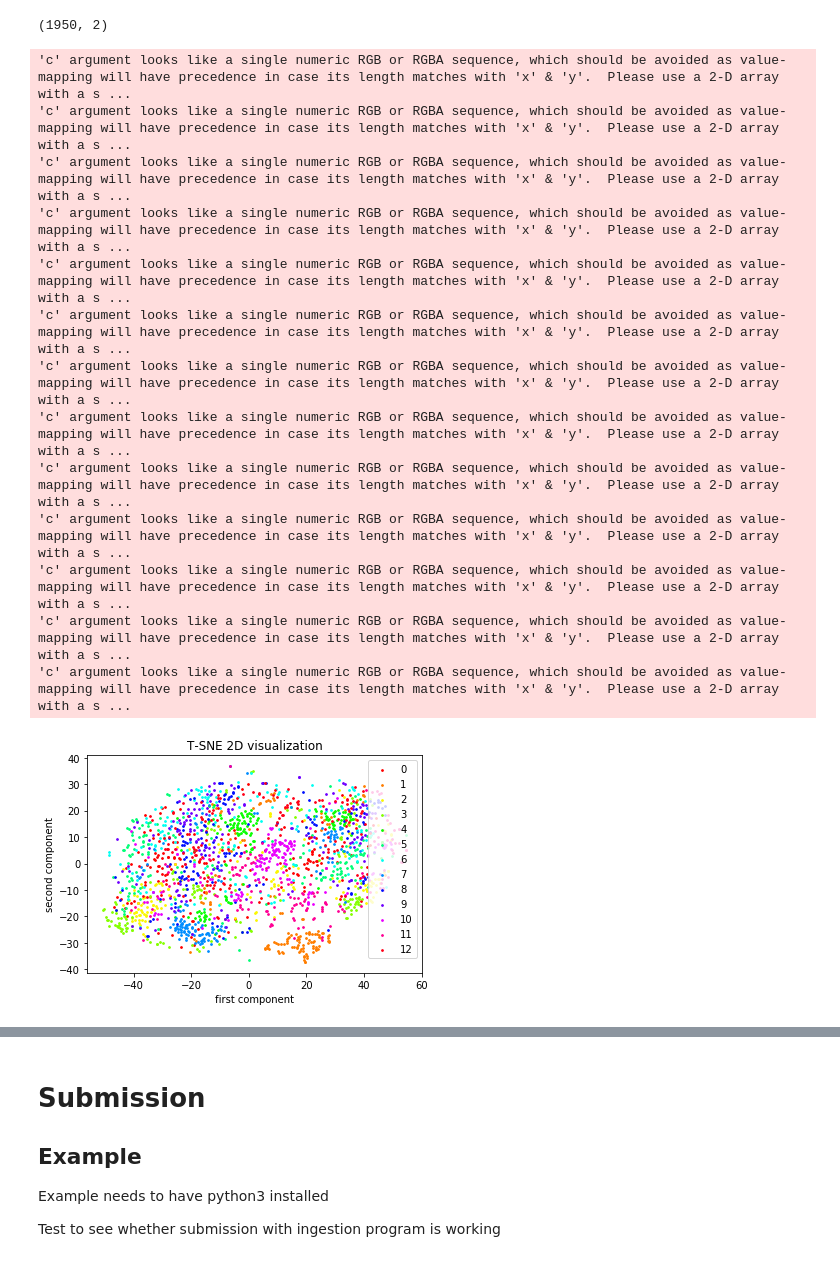
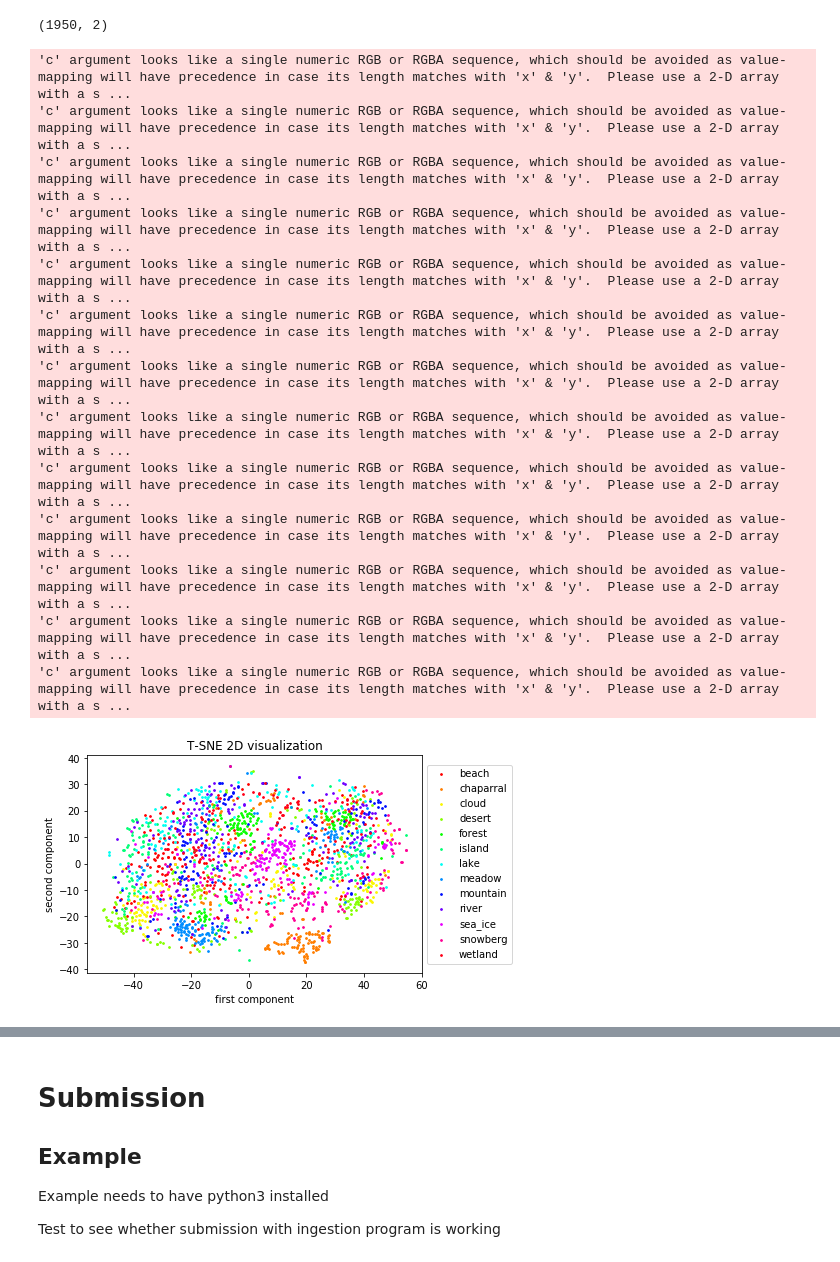
Before and after one commit to ArealTeamM2AIC/Remote-Sensing-Image, a Jupyter notebook: starting_kit_preprocessed/preprocessed_try.ipynb, the cells around one changed output, grey strips where cells are left out. Cells and saved outputs as stored; diff of their text form; code cells hidden in the pictures.

Commit message:
add label name to legend + legend outside plot

```diff
--- a/starting_kit_preprocessed/preprocessed_try.ipynb
+++ b/starting_kit_preprocessed/preprocessed_try.ipynb
@@ -386,6 +386,21 @@ PREDICT: dim(y)= [390, 1]
 CV score (95 perc. CI): 0.36 (+/- 0.03)
 # %% [markdown]
 ## T-SNE & PAC
+# %%
+label_dict = {
+    0: "beach",
+1: "chaparral",
+2: "cloud",
+3: "desert",
+4: "forest",
+5: "island",
+6: "lake",
+7: "meadow",
+8: "mountain",
+9: "river",
+10: "sea_ice",
+11: "snowberg",
+12: "wetland"}
 # %%
 from sklearn.manifold import TSNE
 # %%
@@ -407,28 +422,28 @@ def get_cmap(n, name='hsv'):
 # %%
 cmap = get_cmap(13)
 for i in range(13):
     tmp = Y_train.reshape(-1)==i
-    plt.scatter(out_tsne[tmp, 0], out_tsne[tmp, 1], label=i, c=cmap(i), s=3)
+    plt.scatter(out_tsne[tmp, 0], out_tsne[tmp, 1], label=label_dict[i], c=cmap(i), s=3)
 plt.title("T-SNE 2D visualization")
 plt.xlabel("first component")
 plt.ylabel("second component")
-plt.legend()
+plt.legend(loc='center left', bbox_to_anchor=(1, 0.5))
 plt.show()
 # %% [output]
 'c' argument looks like a single numeric RGB or RGBA sequence, which should be avoided as value-mapping will have precedence in case its length matches with 'x' & 'y'.  Please use a 2-D array with a s ...
 'c' argument looks like a single numeric RGB or RGBA sequence, which should be avoided as value-mapping will have precedence in case its length matches with 'x' & 'y'.  Please use a 2-D array with a s ...
 'c' argument looks like a single numeric RGB or RGBA sequence, which should be avoided as value-mapping will have precedence in case its length matches with 'x' & 'y'.  Please use a 2-D array with a s ...
 'c' argument looks like a single numeric RGB or RGBA sequence, which should be avoided as value-mapping will have precedence in case its length matches with 'x' & 'y'.  Please use a 2-D array with a s ...
 'c' argument looks like a single numeric RGB or RGBA sequence, which should be avoided as value-mapping will have precedence in case its length matches with 'x' & 'y'.  Please use a 2-D array with a s ...
 'c' argument looks like a single numeric RGB or RGBA sequence, which should be avoided as value-mapping will have precedence in case its length matches with 'x' & 'y'.  Please use a 2-D array with a s ...
 'c' argument looks like a single numeric RGB or RGBA sequence, which should be avoided as value-mapping will have precedence in case its length matches with 'x' & 'y'.  Please use a 2-D array with a s ...
 'c' argument looks like a single numeric RGB or RGBA sequence, which should be avoided as value-mapping will have precedence in case its length matches with 'x' & 'y'.  Please use a 2-D array with a s ...
 'c' argument looks like a single numeric RGB or RGBA sequence, which should be avoided as value-mapping will have precedence in case its length matches with 'x' & 'y'.  Please use a 2-D array with a s ...
 'c' argument looks like a single numeric RGB or RGBA sequence, which should be avoided as value-mapping will have precedence in case its length matches with 'x' & 'y'.  Please use a 2-D array with a s ...
 'c' argument looks like a single numeric RGB or RGBA sequence, which should be avoided as value-mapping will have precedence in case its length matches with 'x' & 'y'.  Please use a 2-D array with a s ...
 'c' argument looks like a single numeric RGB or RGBA sequence, which should be avoided as value-mapping will have precedence in case its length matches with 'x' & 'y'.  Please use a 2-D array with a s ...
 'c' argument looks like a single numeric RGB or RGBA sequence, which should be avoided as value-mapping will have precedence in case its length matches with 'x' & 'y'.  Please use a 2-D array with a s ...
-[figure, old version]
+[figure, new version]
 # %%
 from sklearn.decomposition import PCA
 # %%
```
Also changed, not shown: parts of 1 cell of this notebook.
